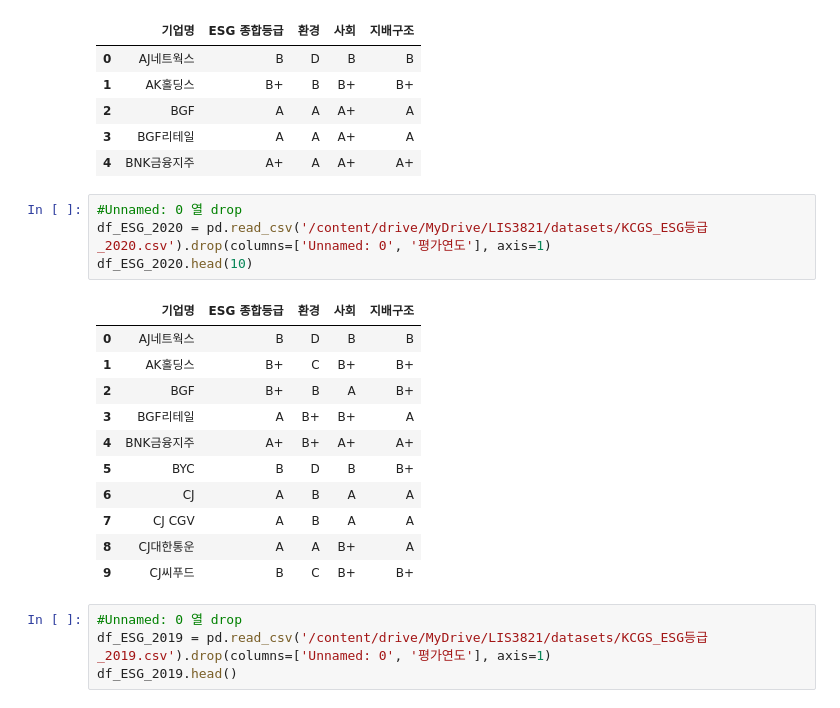
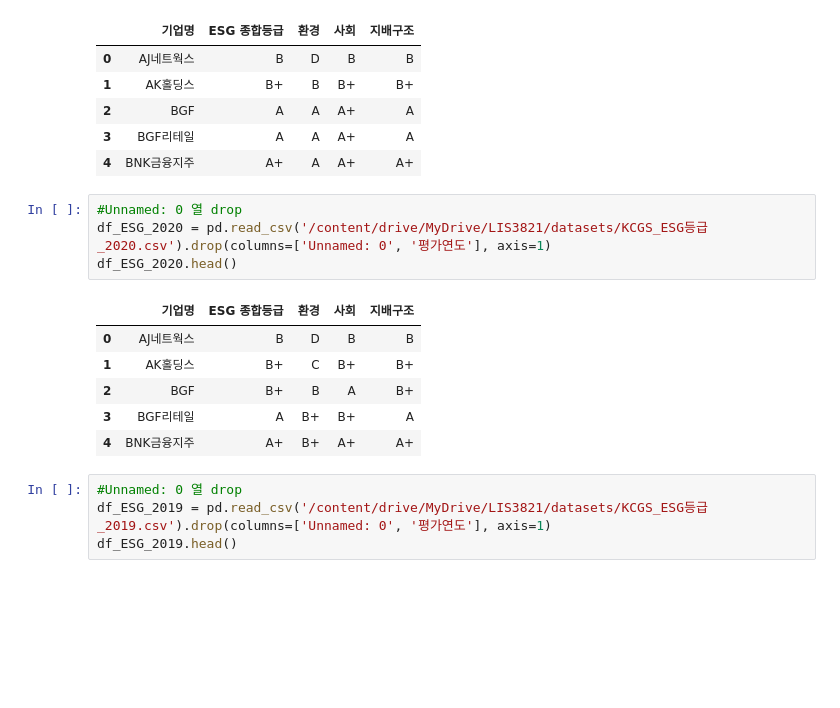
Before and after one commit to kimjuii/LIS3821, a Jupyter notebook: lab/project.ipynb, the cells around one changed output. Drawn from its saved outputs; the diff is of its cells as text; blank space fills up the shorter version.

```diff
--- a/lab/project.ipynb
+++ b/lab/project.ipynb
@@ -79,19 +79,14 @@ df_ESG_2021.head()
 # %%
 #Unnamed: 0 열 drop
 df_ESG_2020 = pd.read_csv('/content/drive/MyDrive/LIS3821/datasets/KCGS_ESG등급_2020.csv').drop(columns=['Unnamed: 0', '평가연도'], axis=1)
-df_ESG_2020.head(10)
+df_ESG_2020.head()
 # %% [output]
 |  | 기업명 | ESG 종합등급 | 환경 | 사회 | 지배구조 |
 | 0 | AJ네트웍스 | B | D | B | B |
 | 1 | AK홀딩스 | B+ | C | B+ | B+ |
 | 2 | BGF | B+ | B | A | B+ |
 | 3 | BGF리테일 | A | B+ | B+ | A |
 | 4 | BNK금융지주 | A+ | B+ | A+ | A+ |
-| 5 | BYC | B | D | B | B+ |
-| 6 | CJ | A | B | A | A |
-| 7 | CJ CGV | A | B | A | A |
-| 8 | CJ대한통운 | A | A | B+ | A |
-| 9 | CJ씨푸드 | B | C | B+ | B+ |
 # %%
 #Unnamed: 0 열 drop
 df_ESG_2019 = pd.read_csv('/content/drive/MyDrive/LIS3821/datasets/KCGS_ESG등급_2019.csv').drop(columns=['Unnamed: 0', '평가연도'], axis=1)
```
Also changed, not shown: parts of 30 cells of this notebook, 11 other files.
